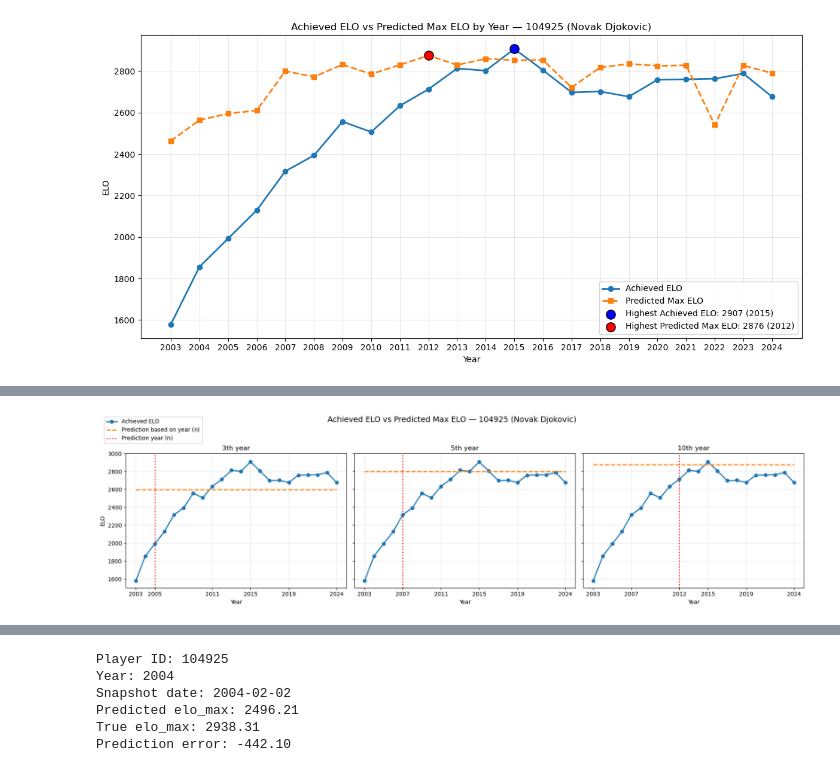
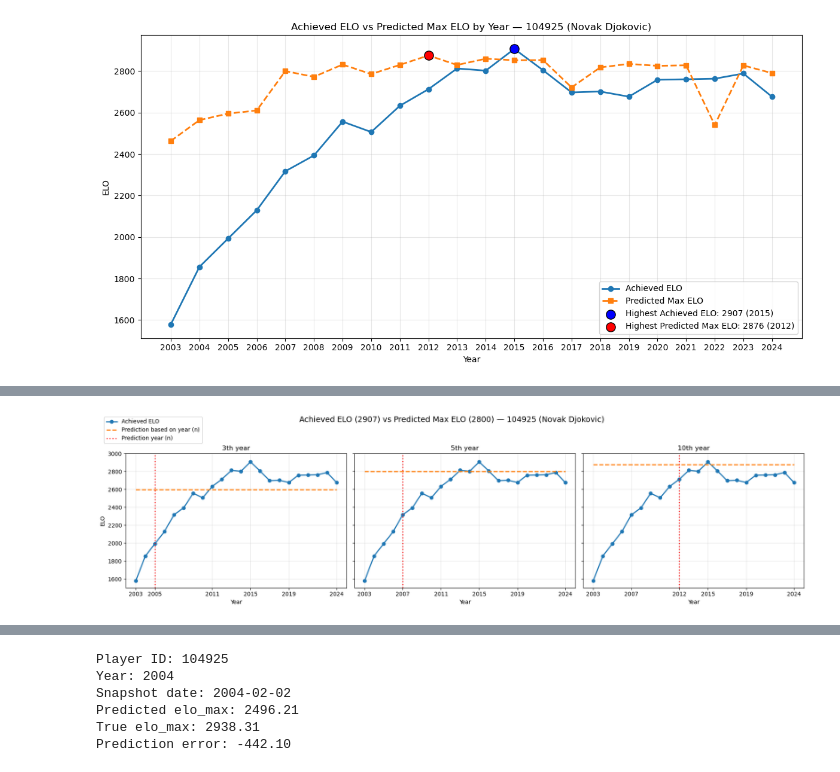
Before and after one commit to GolbertCeitaPages/CMI-DataScience-Project, a Jupyter notebook: xgboost_predictions/xgboost.ipynb, the cells around one changed output, grey strips where cells are left out. Saved outputs shown, nothing was run; the diff lists cells and outputs as text; code cells hidden in the pictures.

```diff
--- a/xgboost_predictions/xgboost.ipynb
+++ b/xgboost_predictions/xgboost.ipynb
@@ -754,36 +636,51 @@ def inspect_player_elo_multi_snapshot(
     # Global legend (top-left of figure)
     handles, labels = axes[0].get_legend_handles_labels()
     fig.legend(
         handles,
         labels,
         loc='upper left',
         bbox_to_anchor=(0.01, 0.99)
     )
 
+    # --- Max achieved ELO ---
+    max_achieved_elo = yearly_df['elo'].max()
+
+    # --- Max predicted ELO based on year 5 snapshot ---
+    if total_years >= 5:
+        year5_row = yearly_df.iloc[4]  # 5th year
+        X_year5 = pd.DataFrame(
+            np.tile(year5_row[features].values, (total_years, 1)),
+            columns=features
+        ).fillna(train_medians)
+        predicted_year5 = model.predict(xgb.DMatrix(X_year5))
+        max_predicted_elo_year5 = predicted_year5.max()
+    else:
+        max_predicted_elo_year5 = np.nan
+
     fig.suptitle(
-        f"Achieved ELO vs Predicted Max ELO — {player_id} ({player_name})",
-        fontsize=14
+    f"Achieved ELO ({max_achieved_elo:.0f}) vs Predicted Max ELO ({max_predicted_elo_year5:.0f}) — {player_id} ({player_name})",
+    fontsize=14
     )
 
     plt.tight_layout(rect=[0, 0, 1, 0.93])
     if save_path:
         os.makedirs("Test_results", exist_ok=True)
         full_path = os.path.join("Test_results", save_path)
         plt.savefig(full_path, dpi=300, bbox_inches='tight')
     plt.show()
 
 
 inspect_player_elo_multi_snapshot(
 player_id= 104925, #207989,   #104925,
 df=df,
 model=model,
 features=features,
 train_medians=train_medians,
 elo_min=1500,
 elo_max=3000
 )
 # %% [output]
-[figure, old version]
+[figure, new version]
 # %%
 # ---- Compute active years per player ----
 player_years = (
```
Also changed, not shown: parts of 2 cells of this notebook.
